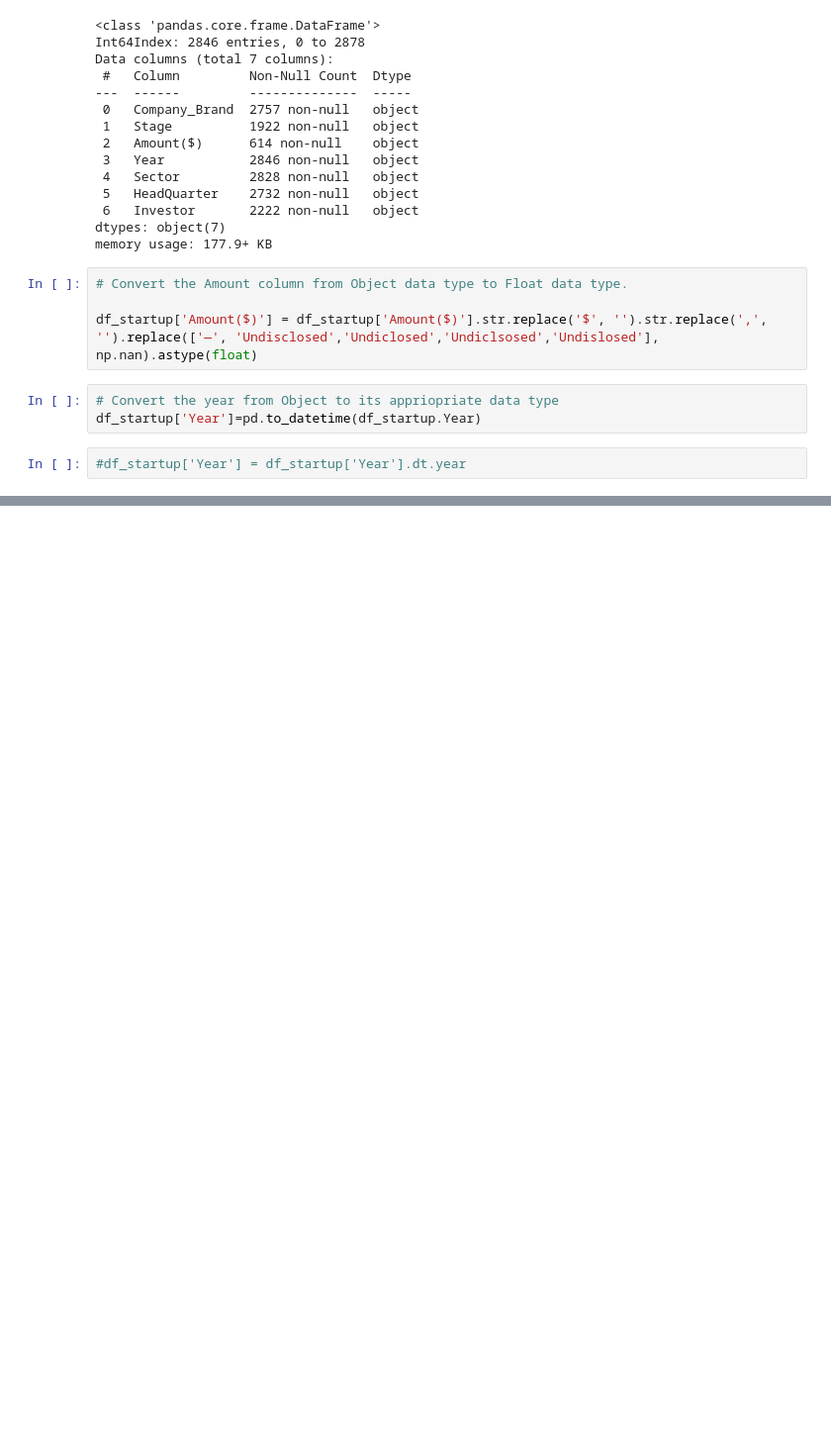
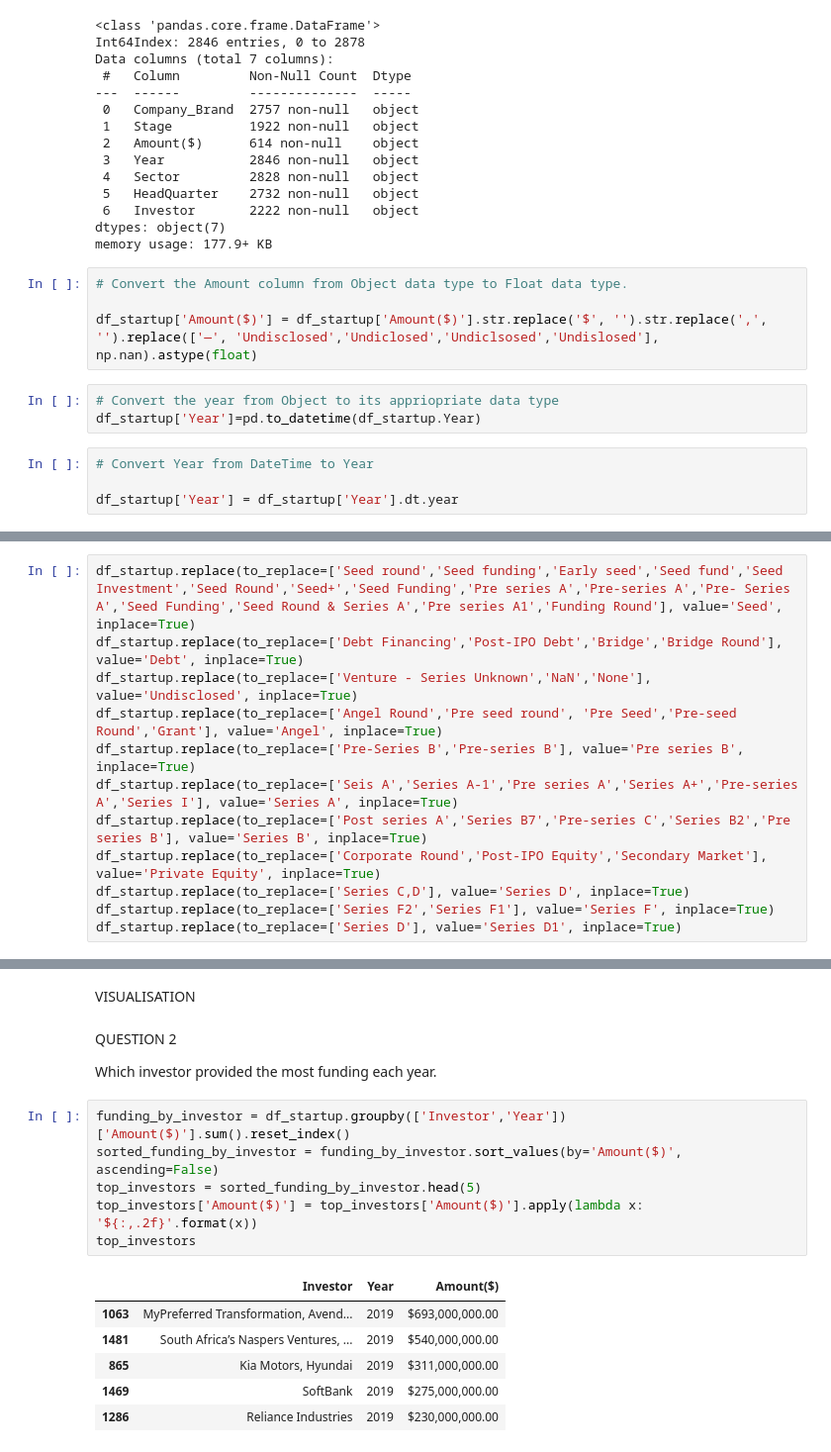
Before and after one commit to musah29/StartUp_Funding_Analysis, a Jupyter notebook: IBRAHIM_MUSAH_SERENDIPITY.ipynb, the cells around one changed output, grey strips where cells are left out. Shown at 99% size. Cells and saved outputs as stored; diff of their text form; blank space fills up the shorter version.

```diff
--- a/IBRAHIM_MUSAH_SERENDIPITY.ipynb
+++ b/IBRAHIM_MUSAH_SERENDIPITY.ipynb
@@ -466,4 +394,6 @@ df_startup['Amount($)'] = df_startup['Amount($)'].str.replace('$', '').str.repla
 # Convert the year from Object to its appriopriate data type
 df_startup['Year']=pd.to_datetime(df_startup.Year)
 # %%
-#df_startup['Year'] = df_startup['Year'].dt.year
+# Convert Year from DateTime to Year
+
+df_startup['Year'] = df_startup['Year'].dt.year
@@ -486,0 +438,12 @@ memory usage: 177.9+ KB
+# %%
+df_startup.replace(to_replace=['Seed round','Seed funding','Early seed','Seed fund','Seed Investment','Seed Round','Seed+','Seed Funding','Pre series A','Pre-series A','Pre- Series A','Seed Funding','Seed Round & Series A','Pre series A1','Funding Round'], value='Seed', inplace=True)
+df_startup.replace(to_replace=['Debt Financing','Post-IPO Debt','Bridge','Bridge Round'], value='Debt', inplace=True)
+df_startup.replace(to_replace=['Venture - Series Unknown','NaN','None'], value='Undisclosed', inplace=True)
+df_startup.replace(to_replace=['Angel Round','Pre seed round', 'Pre Seed','Pre-seed Round','Grant'], value='Angel', inplace=True)
+df_startup.replace(to_replace=['Pre-Series B','Pre-series B'], value='Pre series B', inplace=True)
+df_startup.replace(to_replace=['Seis A','Series A-1','Pre series A','Series A+','Pre-series A','Series I'], value='Series A', inplace=True)
+df_startup.replace(to_replace=['Post series A','Series B7','Pre-series C','Series B2','Pre series B'], value='Series B', inplace=True)
+df_startup.replace(to_replace=['Corporate Round','Post-IPO Equity','Secondary Market'], value='Private Equity', inplace=True)
+df_startup.replace(to_replace=['Series C,D'], value='Series D', inplace=True)
+df_startup.replace(to_replace=['Series F2','Series F1'], value='Series F', inplace=True)
+df_startup.replace(to_replace=['Series D'], value='Series D1', inplace=True)
@@ -486,0 +478,19 @@ memory usage: 177.9+ KB
+# %% [markdown]
+VISUALISATION
+# %% [markdown]
+QUESTION 2
+
+Which investor provided the most funding each year.
+# %%
+funding_by_investor = df_startup.groupby(['Investor','Year'])['Amount($)'].sum().reset_index()
+sorted_funding_by_investor = funding_by_investor.sort_values(by='Amount($)', ascending=False)
+top_investors = sorted_funding_by_investor.head(5)
+top_investors['Amount($)'] = top_investors['Amount($)'].apply(lambda x: '${:,.2f}'.format(x))
+top_investors
+# %% [output]
+|  | Investor | Year | Amount($) |
+| 1063 | MyPreferred Transformation, Avend... | 2019 | $693,000,000.00 |
+| 1481 | South Africa’s Naspers Ventures, ... | 2019 | $540,000,000.00 |
+| 865 | Kia Motors, Hyundai | 2019 | $311,000,000.00 |
+| 1469 | SoftBank | 2019 | $275,000,000.00 |
+| 1286 | Reliance Industries | 2019 | $230,000,000.00 |
```
Also changed, not shown: parts of 20 cells of this notebook, 9 other files.
